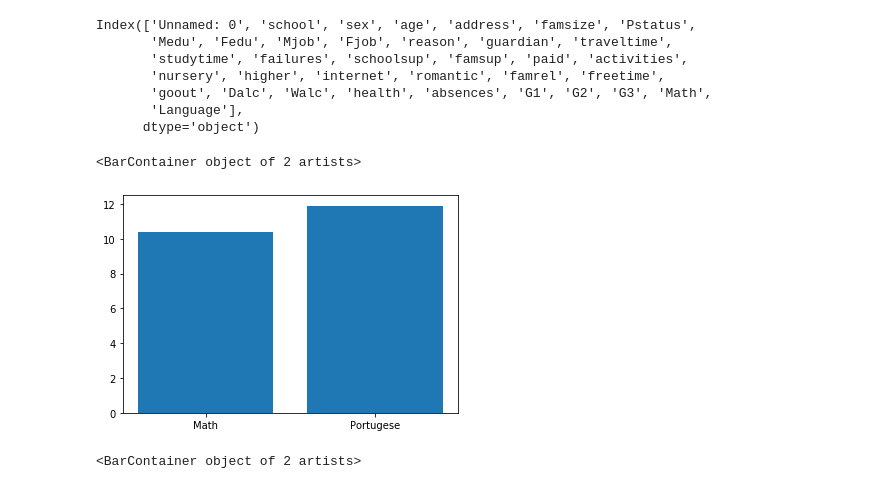
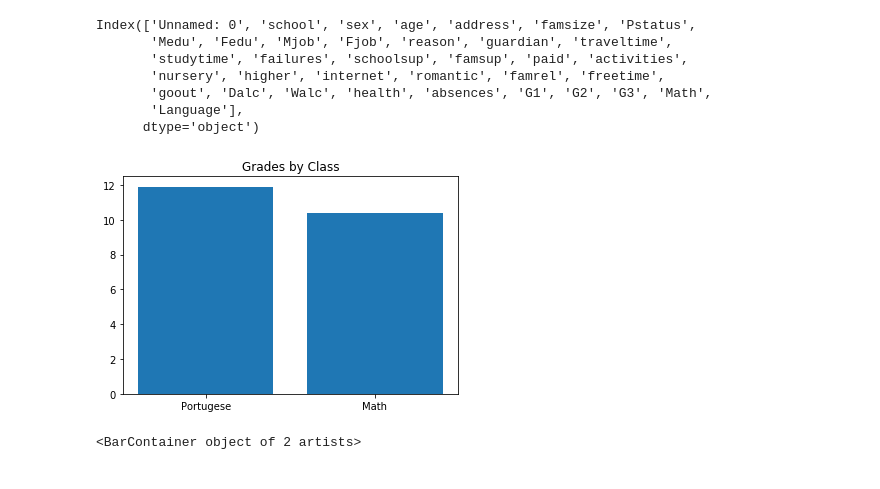
Before and after one commit to tatiana-ediger/predicting_student_performance, a Jupyter notebook: fp4.ipynb, the cells around one changed output. Saved outputs shown, nothing was run; the diff lists cells and outputs as text; code cells hidden in the pictures.

Commit message:
Updated Visualization

```diff
--- a/fp4.ipynb
+++ b/fp4.ipynb
@@ -62,11 +62,12 @@ Index(['Unnamed: 0', 'school', 'sex', 'age', 'address', 'famsize', 'Pstatus',
 # %%
 math_avg = students_df.loc[students_df["Math"] == 1]["G3"].mean()
 port_avg = students_df.loc[students_df["Math"] == 0]["G3"].mean()
-# %%
-plt.bar(["Math","Portugese"], [math_avg, port_avg])
-# %% [output]
-<BarContainer object of 2 artists>
-[figure, removed]
+# %%
+plt.bar(["Portugese","Math"], [port_avg, math_avg])
+plt.title("Grades by Class")
+plt.show()
+# %% [output]
+[figure, added]
 # %%
 int_avg = students_df.loc[students_df["internet"] == "yes"]["G3"].mean()
 no_int_avg = students_df.loc[students_df["internet"] == "no"]["G3"].mean()
```
